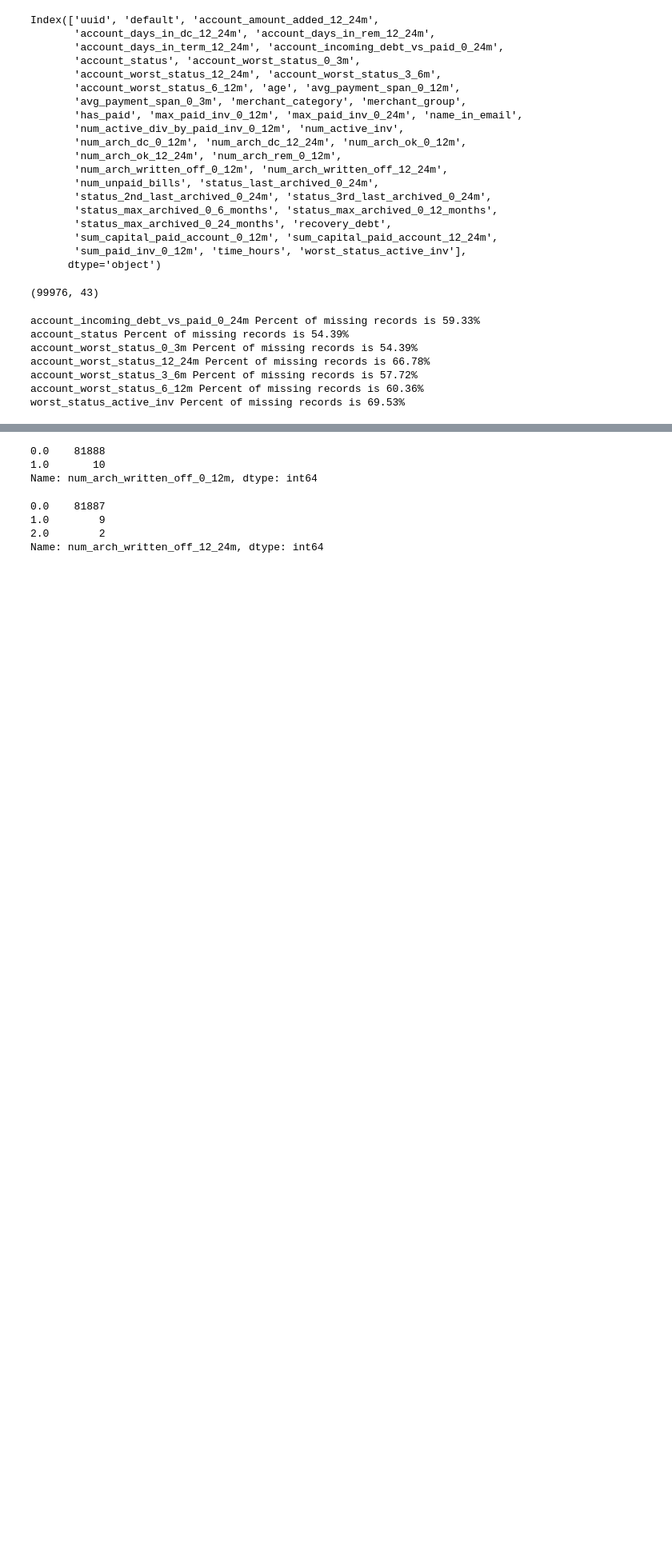
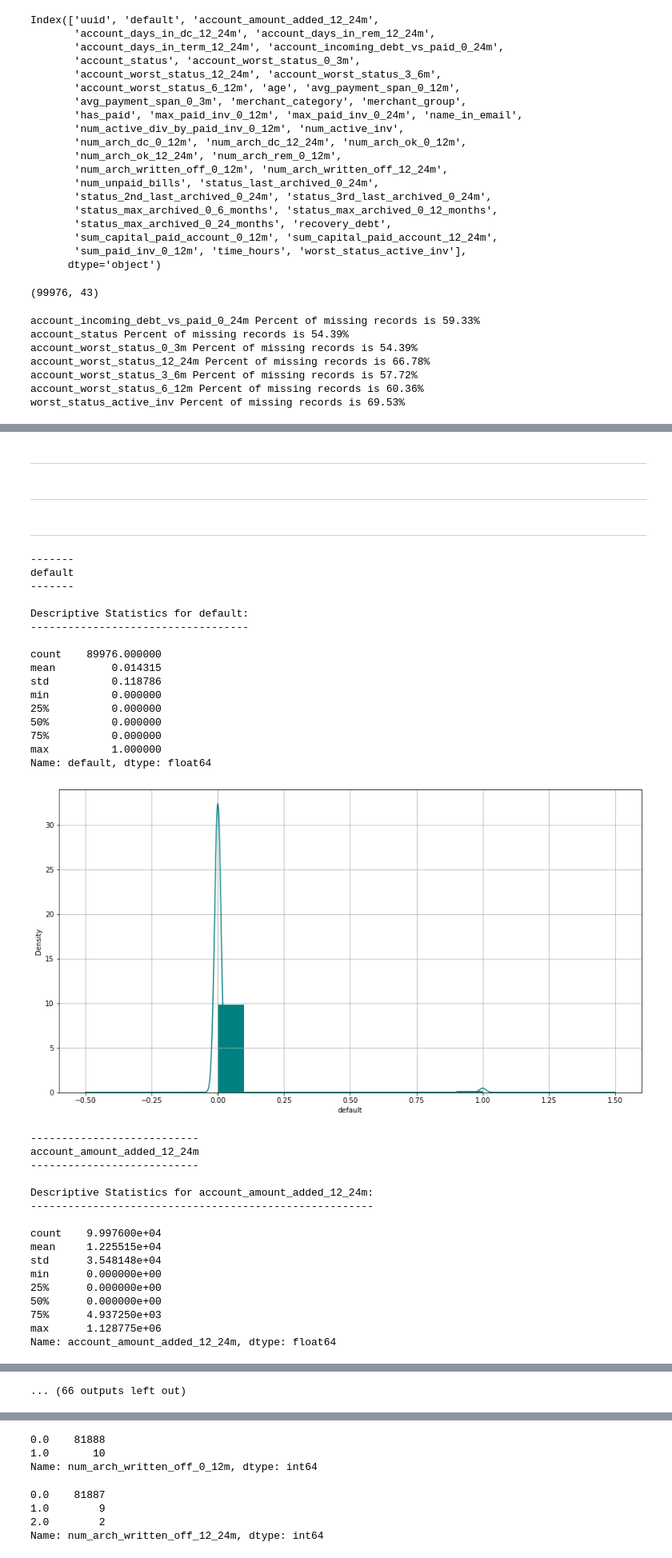
Before and after one commit to eserinanarslan/probability_prediction, a Jupyter notebook: notebooks/analyse.ipynb, the cells around one changed output, grey strips where cells are left out. Shown at 80% size. Saved outputs shown, nothing was run; the diff lists cells and outputs as text; code cells hidden in the pictures; blank space fills up the shorter version.

```diff
--- a/notebooks/analyse.ipynb
+++ b/notebooks/analyse.ipynb
@@ -32,3 +6,4 @@ def reduce_mem_usage(df, verbose=True):
 # %%
 df = pd.read_csv("../data/dataset.csv", delimiter=";")
-df = reduce_mem_usage(df, verbose=True)
+df.replace("no_match", np.nan, inplace=True)
+df["has_paid"].replace([True, False], [1,0], inplace=True)
@@ -94,0 +85,58 @@ worst_status_active_inv Percent of missing records is 69.53%
+# %% [markdown]
+---
+# %% [markdown]
+---
+# %% [markdown]
+---
+# %%
+for col in df.select_dtypes(exclude="object").columns.to_list():
+    plt.figure(figsize=(15,8))
+    ax = df[col].hist(density=True, stacked=True, color='teal')
+    df[col].plot(kind='density', color='teal')
+    ax.set(xlabel=col)
+    print("\n\n")
+    print("-"*len(col))
+    print(col)
+    print("-"*len(col))
+    print("")
+    print(f"Descriptive Statistics for {col}:")
+    print("-"*(len(col) + 28))
+    print("")
+    print(df[col].describe())
+    print("\n")
+    plt.grid()
+    plt.show()
+# %% [output]
+-------
+default
+-------
+
+Descriptive Statistics for default:
+-----------------------------------
+
+count    89976.000000
+mean         0.014315
+std          0.118786
+min          0.000000
+25%          0.000000
+50%          0.000000
+75%          0.000000
+max          1.000000
+Name: default, dtype: float64
+[figure, added]
+---------------------------
+account_amount_added_12_24m
+---------------------------
+
+Descriptive Statistics for account_amount_added_12_24m:
+-------------------------------------------------------
+
+count    9.997600e+04
+mean     1.225515e+04
+std      3.548148e+04
+min      0.000000e+00
+25%      0.000000e+00
+50%      0.000000e+00
+75%      4.937250e+03
+max      1.128775e+06
+Name: account_amount_added_12_24m, dtype: float64
@@ -94,0 +212 @@ worst_status_active_inv Percent of missing records is 69.53%
+... (66 outputs left out)
```
Also changed, not shown: parts of 29 cells of this notebook, 1 other file.
